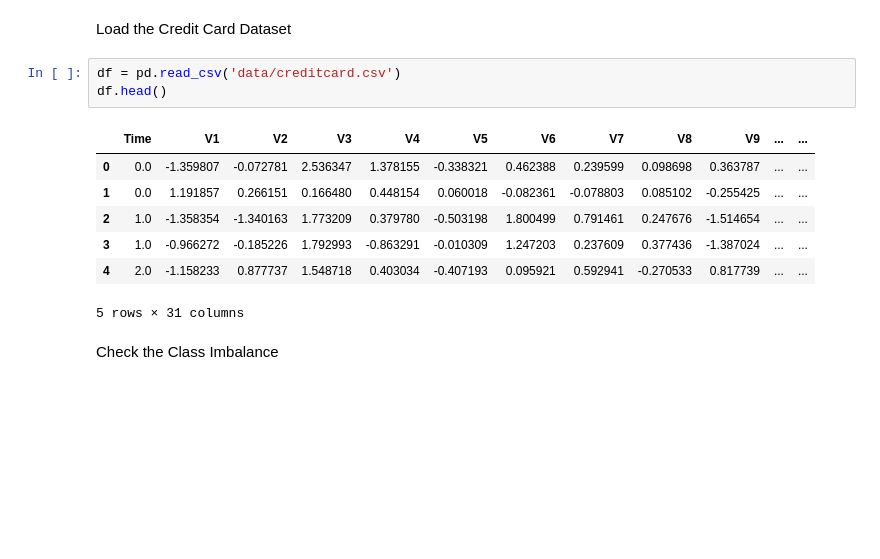
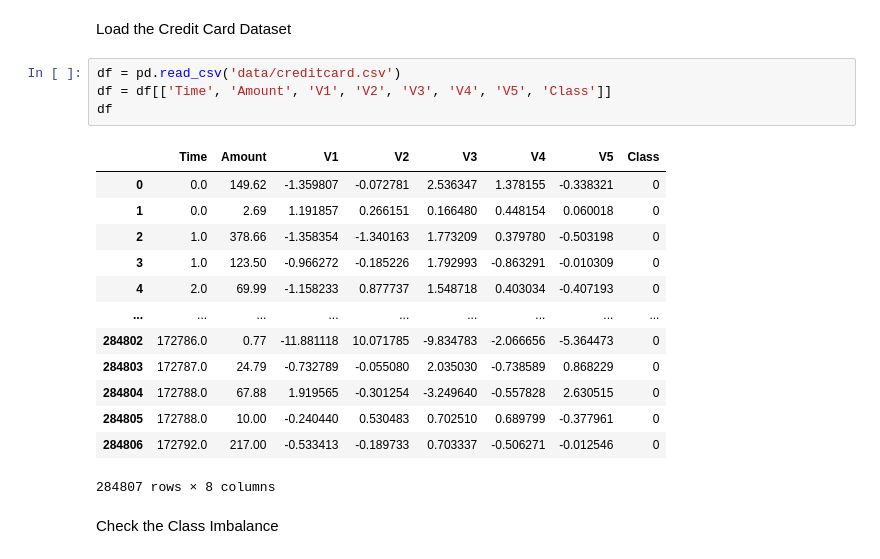
Before and after one commit to roiyeho/ml-book, a Jupyter notebook: Chapter05/ClassificationEvaluationMetrics.ipynb, the cells around one changed output. Drawn from its saved outputs; the diff is of its cells as text; blank space fills up the shorter version.

```diff
--- a/Chapter05/ClassificationEvaluationMetrics.ipynb
+++ b/Chapter05/ClassificationEvaluationMetrics.ipynb
@@ -10,15 +10,22 @@ import matplotlib.pyplot as plt
 Load the Credit Card Dataset
 # %%
 df = pd.read_csv('data/creditcard.csv')
-df.head()
+df = df[['Time', 'Amount', 'V1', 'V2', 'V3', 'V4', 'V5', 'Class']]
+df
 # %% [output]
-|  | Time | V1 | V2 | V3 | V4 | V5 | V6 | V7 | V8 | V9 | ... | ... |
-| 0 | 0.0 | -1.359807 | -0.072781 | 2.536347 | 1.378155 | -0.338321 | 0.462388 | 0.239599 | 0.098698 | 0.363787 | ... | ... |
-| 1 | 0.0 | 1.191857 | 0.266151 | 0.166480 | 0.448154 | 0.060018 | -0.082361 | -0.078803 | 0.085102 | -0.255425 | ... | ... |
-| 2 | 1.0 | -1.358354 | -1.340163 | 1.773209 | 0.379780 | -0.503198 | 1.800499 | 0.791461 | 0.247676 | -1.514654 | ... | ... |
-| 3 | 1.0 | -0.966272 | -0.185226 | 1.792993 | -0.863291 | -0.010309 | 1.247203 | 0.237609 | 0.377436 | -1.387024 | ... | ... |
-| 4 | 2.0 | -1.158233 | 0.877737 | 1.548718 | 0.403034 | -0.407193 | 0.095921 | 0.592941 | -0.270533 | 0.817739 | ... | ... |
+|  | Time | Amount | V1 | V2 | V3 | V4 | V5 | Class |
+| 0 | 0.0 | 149.62 | -1.359807 | -0.072781 | 2.536347 | 1.378155 | -0.338321 | 0 |
+| 1 | 0.0 | 2.69 | 1.191857 | 0.266151 | 0.166480 | 0.448154 | 0.060018 | 0 |
+| 2 | 1.0 | 378.66 | -1.358354 | -1.340163 | 1.773209 | 0.379780 | -0.503198 | 0 |
+| 3 | 1.0 | 123.50 | -0.966272 | -0.185226 | 1.792993 | -0.863291 | -0.010309 | 0 |
+| 4 | 2.0 | 69.99 | -1.158233 | 0.877737 | 1.548718 | 0.403034 | -0.407193 | 0 |
+| ... | ... | ... | ... | ... | ... | ... | ... | ... |
+| 284802 | 172786.0 | 0.77 | -11.881118 | 10.071785 | -9.834783 | -2.066656 | -5.364473 | 0 |
+| 284803 | 172787.0 | 24.79 | -0.732789 | -0.055080 | 2.035030 | -0.738589 | 0.868229 | 0 |
+| 284804 | 172788.0 | 67.88 | 1.919565 | -0.301254 | -3.249640 | -0.557828 | 2.630515 | 0 |
+| 284805 | 172788.0 | 10.00 | -0.240440 | 0.530483 | 0.702510 | 0.689799 | -0.377961 | 0 |
+| 284806 | 172792.0 | 217.00 | -0.533413 | -0.189733 | 0.703337 | -0.506271 | -0.012546 | 0 |
-5 rows × 31 columns
+284807 rows × 8 columns
 # %% [markdown]
 Check the Class Imbalance
 # %%
```
Also changed, not shown: 7 other files.
